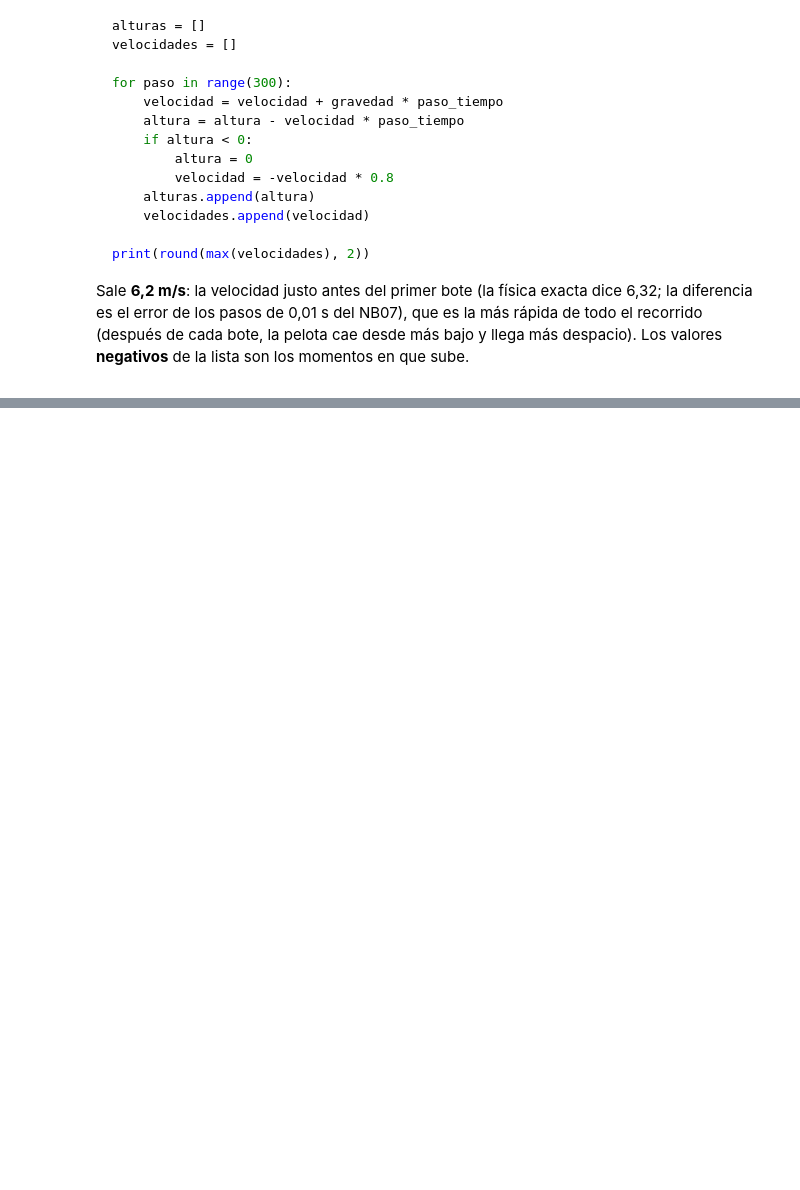
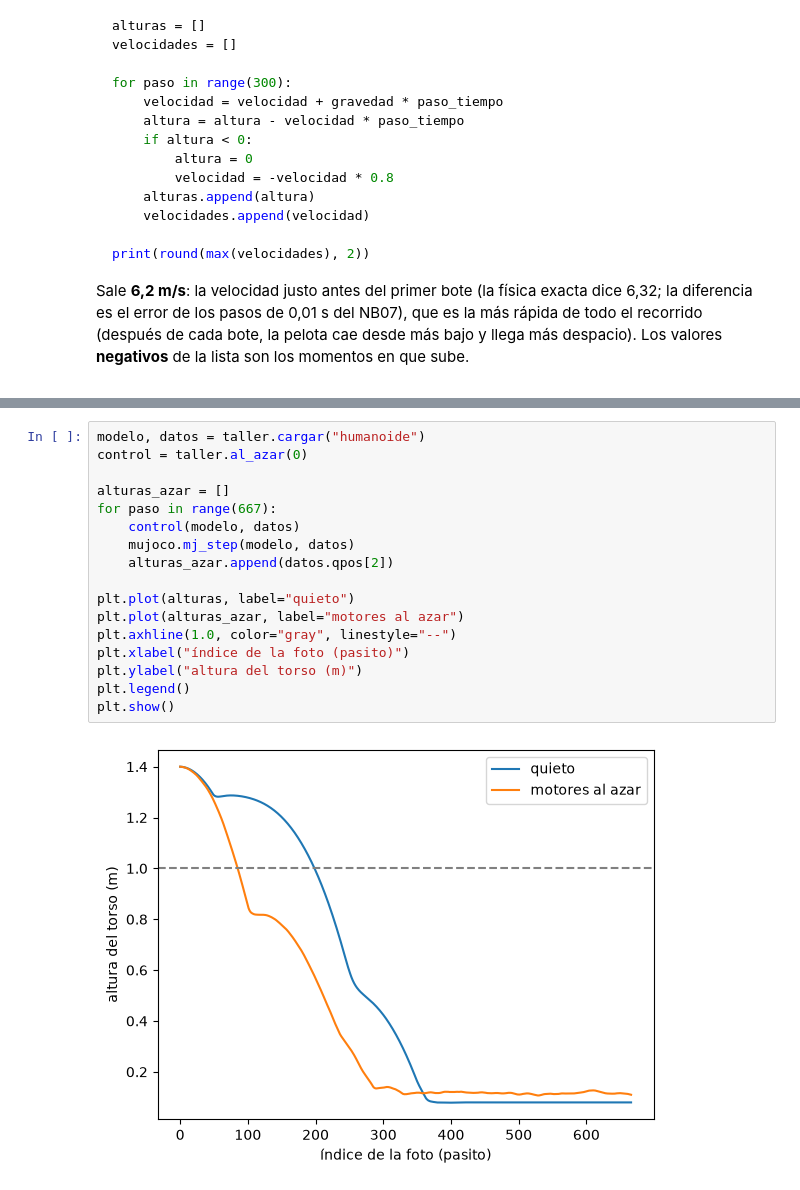
Before and after one commit to Greg2828/robotica, a Jupyter notebook: notebooks/NB09_listas.ipynb, the cells around one changed output, grey strips where cells are left out. Cells and saved outputs as stored; diff of their text form; folded sections open; blank space fills up the shorter version.

```diff
--- a/notebooks/NB09_listas.ipynb
+++ b/notebooks/NB09_listas.ipynb
@@ -610,0 +726,19 @@ lista son los momentos en que sube.
+# %%
+modelo, datos = taller.cargar("humanoide")
+control = taller.al_azar(0)
+
+alturas_azar = []
+for paso in range(667):
+    control(modelo, datos)
+    mujoco.mj_step(modelo, datos)
+    alturas_azar.append(datos.qpos[2])
+
+plt.plot(alturas, label="quieto")
+plt.plot(alturas_azar, label="motores al azar")
+plt.axhline(1.0, color="gray", linestyle="--")
+plt.xlabel("índice de la foto (pasito)")
+plt.ylabel("altura del torso (m)")
+plt.legend()
+plt.show()
+# %% [output]
+[figure, added]
```
Also changed, not shown: parts of 26 cells of this notebook, 15 other files.
